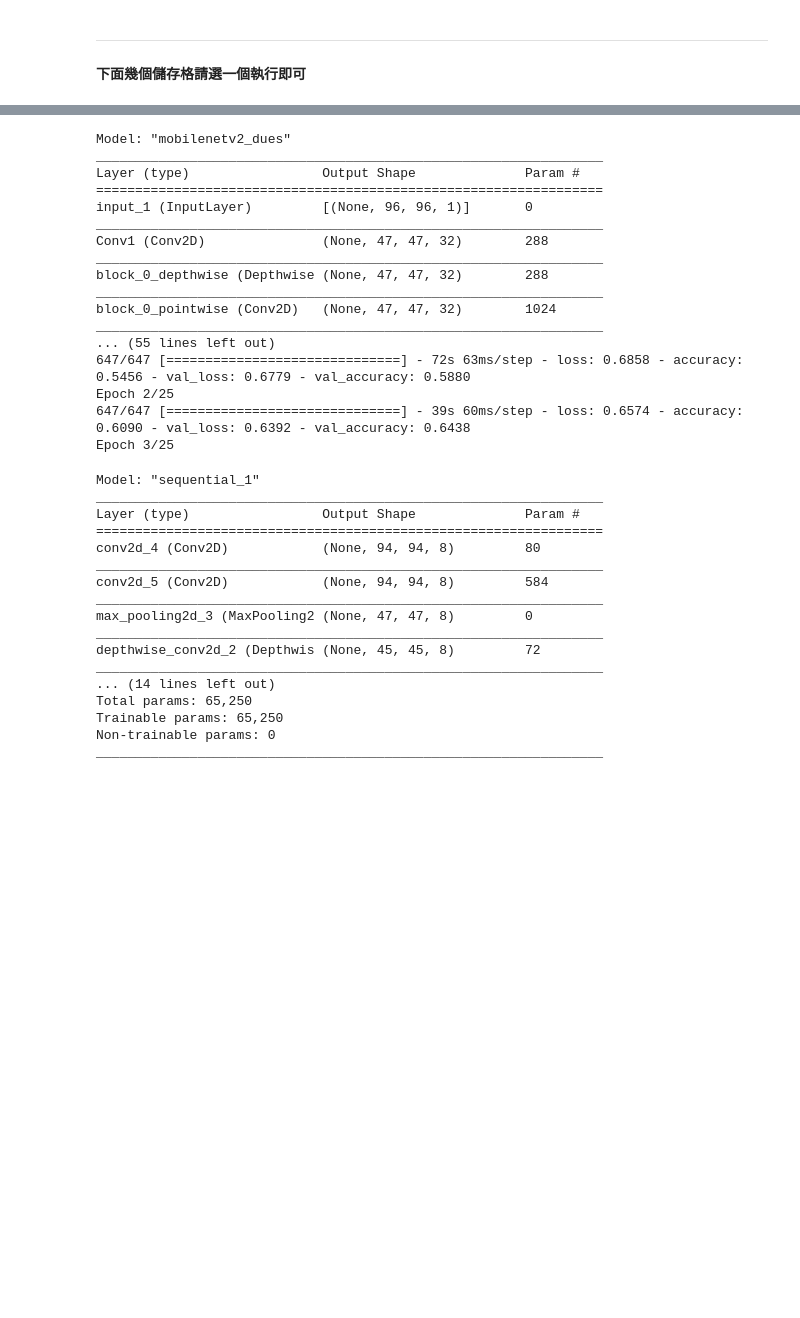
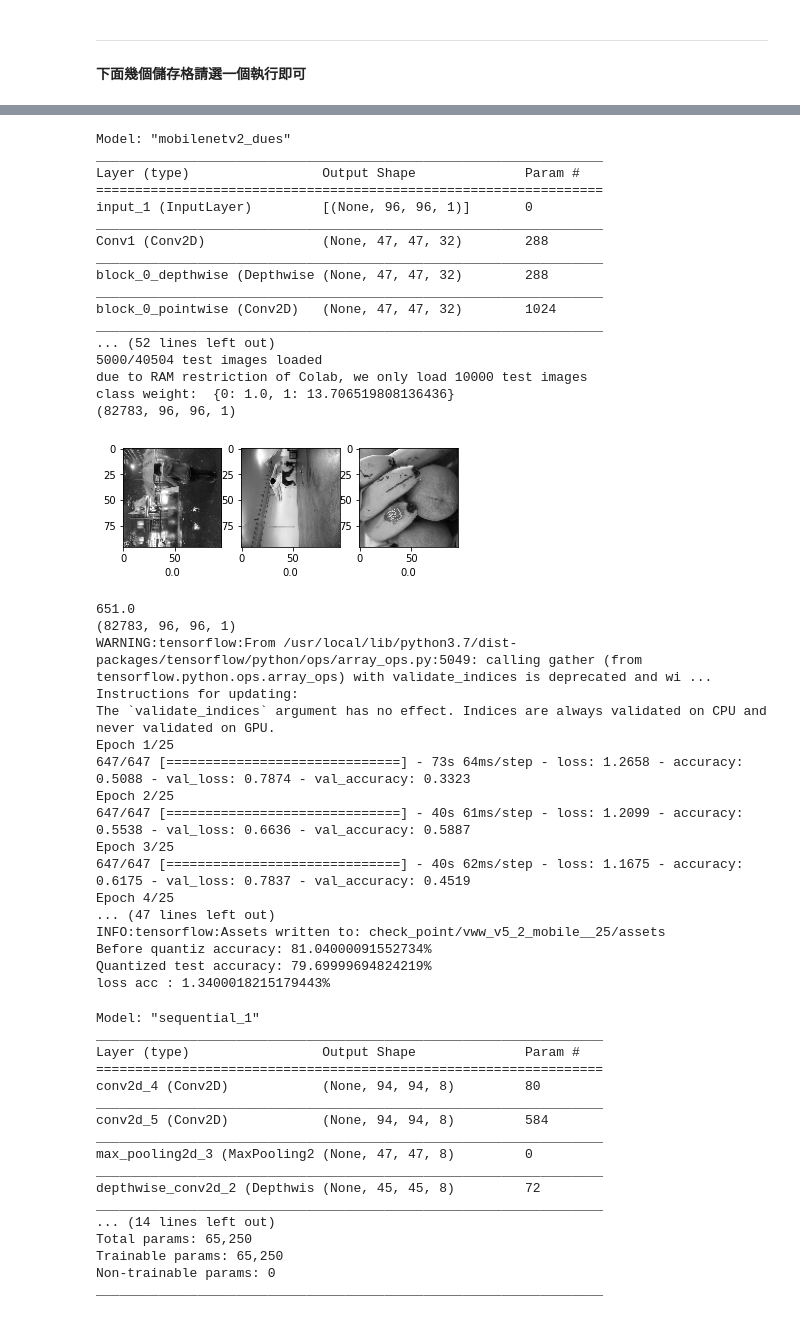
Before and after one commit to vncntlin/vision_studio, a Jupyter notebook: 20210520_VWW.ipynb, the cells around one changed output, grey strips where cells are left out. Cells and saved outputs as stored; diff of their text form; code cells hidden in the pictures; blank space fills up the shorter version.

```diff
--- a/20210520_VWW.ipynb
+++ b/20210520_VWW.ipynb
@@ -90,6 +97,7 @@ def _make_divisible(v, divisor, min_value=None):
     return new_v
 def MobileNetV2_Dues(input_shape=(96,96,1), alpha=1.0, classes=2):
     img_input = layers.Input(shape=input_shape)
+
     # ---build block---
     x = layers.Conv2D(32, kernel_size=3, strides=2, use_bias=False, name='Conv1', activation='relu')(img_input)
 
@@ -103,6 +111,7 @@ def MobileNetV2_Dues(input_shape=(96,96,1), alpha=1.0, classes=2):
     x = layers.Conv2D(128, kernel_size=1, use_bias=False, name='Conv_1', activation='relu')(x)
     x = layers.GlobalAveragePooling2D()(x)
     x = layers.Dense(classes, activation='softmax', use_bias=True, name='Logits')(x)
+    # acc: 73% @ 25 iter
     # ---build block---
     # x = layers.Conv2D(16, kernel_size=3, strides=2, use_bias=False, name='Conv1', activation='relu')(img_input)
 
@@ -157,7 +166,7 @@ def _inverted_res_block(inputs, expansion, stride, alpha, filters, block_id):
     # if in_channels == pointwise_filters and stride == 1:
     #     return layers.Add(name=prefix + 'add')([inputs, x])
     return x
-def main_mobileV2_2(epochs, batch_size, save_model_name):
+def main_mobileV2_2(epochs, batch_size, save_model_name, rotate):
     # ----create model----
     model = MobileNetV2_Dues(input_shape=(96,96,1),
                 alpha=1,
@@ -186,8 +195,8 @@ def main_mobileV2_2(epochs, batch_size, save_model_name):
     print('there are %d train images and %d test images.'%(train_size,test_size))
     train_data = np.empty((train_size,96,96,1))
     train_label = np.empty((train_size,))
-    test_data = np.empty((5000,96,96,1))
-    test_label = np.empty((5000,))
+    test_data = np.empty((10000,96,96,1))
+    test_label = np.empty((10000,))
     for i, (image,label) in enumerate(train_dataset):
         train_data[i] = image
         train_label[i] = label
@@ -200,6 +209,19 @@ def main_mobileV2_2(epochs, batch_size, save_model_name):
         if i%5000==0: print('%d/%d test images loaded'%(i,test_size))
         if i==4999:break
     print('due to RAM restriction of Colab, we only load 5000 test images')
+    class_weight = {0:1., 1:(train_size-np.sum(train_label))/np.sum(train_label)}
+    print('class weight: ',class_weight)
+    if rotate:
+      train_data = np.transpose(train_data, axes=(0,2,1,3))
+      test_data = np.transpose(test_data, axes=(0,2,1,3))
+    print(train_data.shape)
+    #train_data = np.average(train_data,axis=3)
+    #test_data = np.average(test_data,axis=3)
+    for i in range(3):
+        plt.subplot(1, 3, i + 1)
+        plt.imshow(train_data[i,:,:,0], cmap="gray")
+        plt.xlabel(train_label[i])
+    plt.show()
 
     #train_data = np.expand_dims(train_data.astype(np.float32) - 128.0, axis=-1)
     #cifar (50000, 32, 32, 3, 1)
@@ -207,16 +229,21 @@ def main_mobileV2_2(epochs, batch_size, save_model_name):
     #test_data = np.expand_dims(test_data.astype(np.float32) - 128.0, axis=-1)
     train_data = train_data.astype(np.float32) - 128.0
     test_data = test_data.astype(np.float32) - 128.0
-
-
-    datagen = ImageDataGenerator(
+    print(np.sum(test_label))
+    if rotate:
+      datagen = ImageDataGenerator(
         rotation_range=10,
         width_shift_range=0.1,
-        horizontal_flip=True,
+        vertical_flip=True,
+        height_shift_range=0.1)
+    else:
+      datagen = ImageDataGenerator(
+        rotation_range=10,
+        width_shift_range=0.1,
+        vertical_fliphorizontal_flip=True,
         height_shift_range=0.1)
     datagen.fit(train_data)
     print(train_data.shape)
-
 
     # ----train model----
 
@@ -224,7 +251,12 @@ def main_mobileV2_2(epochs, batch_size, save_model_name):
                   loss=tf.keras.losses.SparseCategoricalCrossentropy(from_logits=False),
                   metrics=['accuracy'])
 
-    model.fit(train_data, train_label, epochs=epochs, batch_size=batch_size, validation_data=(test_data, test_label))
+    # model.fit(train_data, train_label, epochs=epochs, batch_size=batch_size, validation_data=(test_data, test_label))
+    model.fit(train_data, train_label,
+              epochs=epochs,
+              batch_size=batch_size,
+              validation_data=(test_data, test_label),
+              class_weight=class_weight)
 
     results = model.evaluate(test_data, test_label, batch_size=batch_size)
 
@@ -263,39 +295,57 @@ def main_mobileV2_2(epochs, batch_size, save_model_name):
 
     quantized_test_acc = tf.keras.metrics.SparseCategoricalAccuracy()
 
     for test_data, test_label in test_dataloader:
         interpreter.set_tensor(input_details[0]["index"], tf.cast(test_data, dtype=tf.int8))
         interpreter.invoke()
         output = interpreter.get_tensor(output_details[0]["index"])
         output = (output + (-zero_points)) * scales
 
         predictions = tf.reshape(output, shape=(output.shape[0], 2))
         quantized_test_acc.update_state(y_true=test_label, y_pred=predictions)
 
     print("Before quantiz accuracy: {}%".format(results[1] * 100))
     print("Quantized test accuracy: {}%".format(quantized_test_acc.result() * 100))
     print("loss acc : {}%".format((results[1] - quantized_test_acc.result()) * 100))
 epochs = 25
 batch_size = 128
-main_mobileV2_2(epochs, batch_size, "vww_v5_mobile_%d"%epochs)
+main_mobileV2_2(epochs, batch_size, "vww_v5_mobile_%d"%epochs, rotate=True)
 # %% [output]
 Model: "mobilenetv2_dues"
 _________________________________________________________________
 Layer (type)                 Output Shape              Param #
 =================================================================
 input_1 (InputLayer)         [(None, 96, 96, 1)]       0
 _________________________________________________________________
 Conv1 (Conv2D)               (None, 47, 47, 32)        288
 _________________________________________________________________
 block_0_depthwise (Depthwise (None, 47, 47, 32)        288
 _________________________________________________________________
 block_0_pointwise (Conv2D)   (None, 47, 47, 32)        1024
 _________________________________________________________________
-... (55 lines left out)
-647/647 [==============================] - 72s 63ms/step - loss: 0.6858 - accuracy: 0.5456 - val_loss: 0.6779 - val_accuracy: 0.5880
-Epoch 2/25
-647/647 [==============================] - 39s 60ms/step - loss: 0.6574 - accuracy: 0.6090 - val_loss: 0.6392 - val_accuracy: 0.6438
-Epoch 3/25
+... (52 lines left out)
+5000/40504 test images loaded
+due to RAM restriction of Colab, we only load 10000 test images
+class weight:  {0: 1.0, 1: 13.706519808136436}
+(82783, 96, 96, 1)
+[figure, added]
+651.0
+(82783, 96, 96, 1)
+WARNING:tensorflow:From /usr/local/lib/python3.7/dist-packages/tensorflow/python/ops/array_ops.py:5049: calling gather (from tensorflow.python.ops.array_ops) with validate_indices is deprecated and wi ...
+Instructions for updating:
+The `validate_indices` argument has no effect. Indices are always validated on CPU and never validated on GPU.
+Epoch 1/25
+647/647 [==============================] - 73s 64ms/step - loss: 1.2658 - accuracy: 0.5088 - val_loss: 0.7874 - val_accuracy: 0.3323
+Epoch 2/25
+647/647 [==============================] - 40s 61ms/step - loss: 1.2099 - accuracy: 0.5538 - val_loss: 0.6636 - val_accuracy: 0.5887
+Epoch 3/25
+647/647 [==============================] - 40s 62ms/step - loss: 1.1675 - accuracy: 0.6175 - val_loss: 0.7837 - val_accuracy: 0.4519
+Epoch 4/25
+... (47 lines left out)
+INFO:tensorflow:Assets written to: check_point/vww_v5_2_mobile__25/assets
+Before quantiz accuracy: 81.04000091552734%
+Quantized test accuracy: 79.69999694824219%
+loss acc : 1.3400018215179443%
 # %%
 import os
 import numpy as np
```
Also changed, not shown: parts of 2 cells of this notebook.
